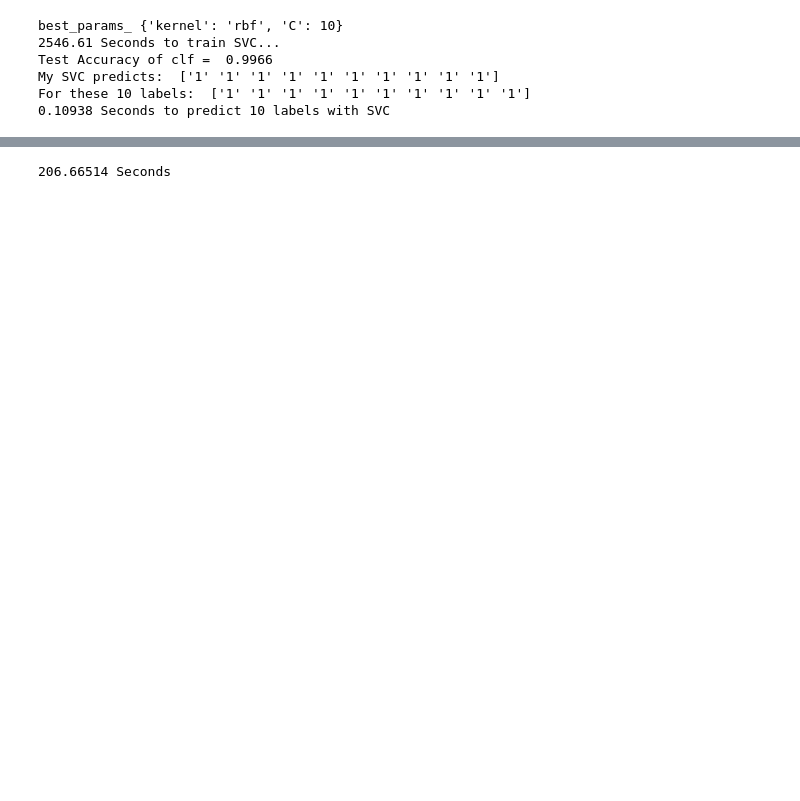
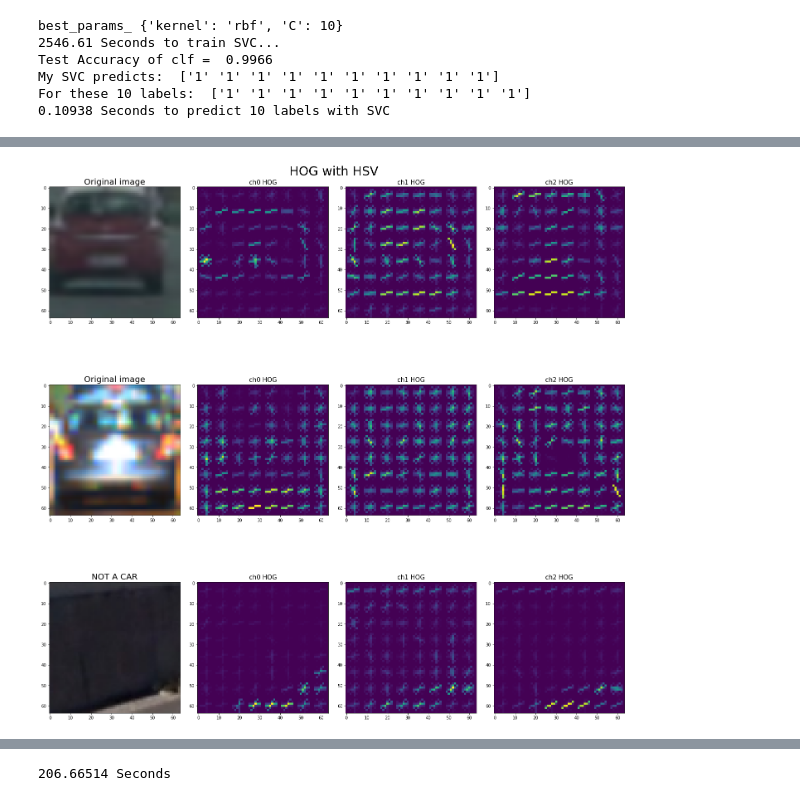
Before and after one commit to anasmatic/Self-Driving-Car_NanoDegree013, a Jupyter notebook: term1/CarND-Project5_Vehicle-Detection/Project5.ipynb, the cells around one changed output, grey strips where cells are left out. Drawn from its saved outputs; the diff is of its cells as text; code cells hidden in the pictures; blank space fills up the shorter version.

```diff
--- a/term1/CarND-Project5_Vehicle-Detection/Project5.ipynb
+++ b/term1/CarND-Project5_Vehicle-Detection/Project5.ipynb
@@ -305,0 +326,51 @@ def extract_HOG_features(imgs, cspace='RGB', orient=9,
+# %%
+f, ((ax1,ax2,ax3,ax4),(ax5,ax6,ax7,ax8), (ax9,ax10,ax11,ax12)) = plt.subplots(3, 4, figsize=(20, 20))
+ch_list = [ax2,ax3,ax4]
+ch_list2 = [ax6,ax7,ax8]
+ch_list3 = [ax10,ax11,ax12]
+
+f.tight_layout()
+f.suptitle("HOG with HSV", fontsize=30)
+
+org_image = mpimg.imread(X_train_data[4])
+ax1.imshow(org_image)
+ax1.set_title('Original image', fontsize=20)
+hog_features = []
+feature_image = cv2.cvtColor(org_image, cv2.COLOR_RGB2HSV)
+for channel in range(feature_image.shape[2]):
+    test_hog_features,image_hog = get_hog_features(feature_image[:,:,channel],orient,pix_per_cell,
+                                         cell_per_block, vis=True, feature_vec=True)
+
+    ch_list[channel].imshow(image_hog)
+    ch_list[channel].set_title('ch'+str(channel)+" HOG", fontsize=15)
+
+
+org_image = mpimg.imread(X_train_data[1])
+ax5.imshow(org_image)
+ax5.set_title('Original image', fontsize=20)
+hog_features = []
+feature_image = cv2.cvtColor(org_image, cv2.COLOR_RGB2HSV)
+for channel in range(feature_image.shape[2]):
+    test_hog_features,image_hog = get_hog_features(feature_image[:,:,channel],orient,pix_per_cell,
+                                         cell_per_block, vis=True, feature_vec=True)
+
+    ch_list2[channel].imshow(image_hog)
+    ch_list2[channel].set_title('ch'+str(channel)+" HOG", fontsize=15)
+
+
+org_image = mpimg.imread(X_not_cars_train[1])
+ax9.imshow(org_image)
+ax9.set_title('NOT A CAR', fontsize=20)
+hog_features = []
+feature_image = cv2.cvtColor(org_image, cv2.COLOR_RGB2HSV)
+for channel in range(feature_image.shape[2]):
+    test_hog_features,image_hog = get_hog_features(feature_image[:,:,channel],orient,pix_per_cell,
+                                         cell_per_block, vis=True, feature_vec=True)
+
+    ch_list3[channel].imshow(image_hog)
+    ch_list3[channel].set_title('ch'+str(channel)+" HOG", fontsize=15)
+
+#plt.imshow(image_hog)
+plt.show()
+# %% [output]
+[figure, added]
```
Also changed, not shown: parts of 47 cells of this notebook, 24 other files.
